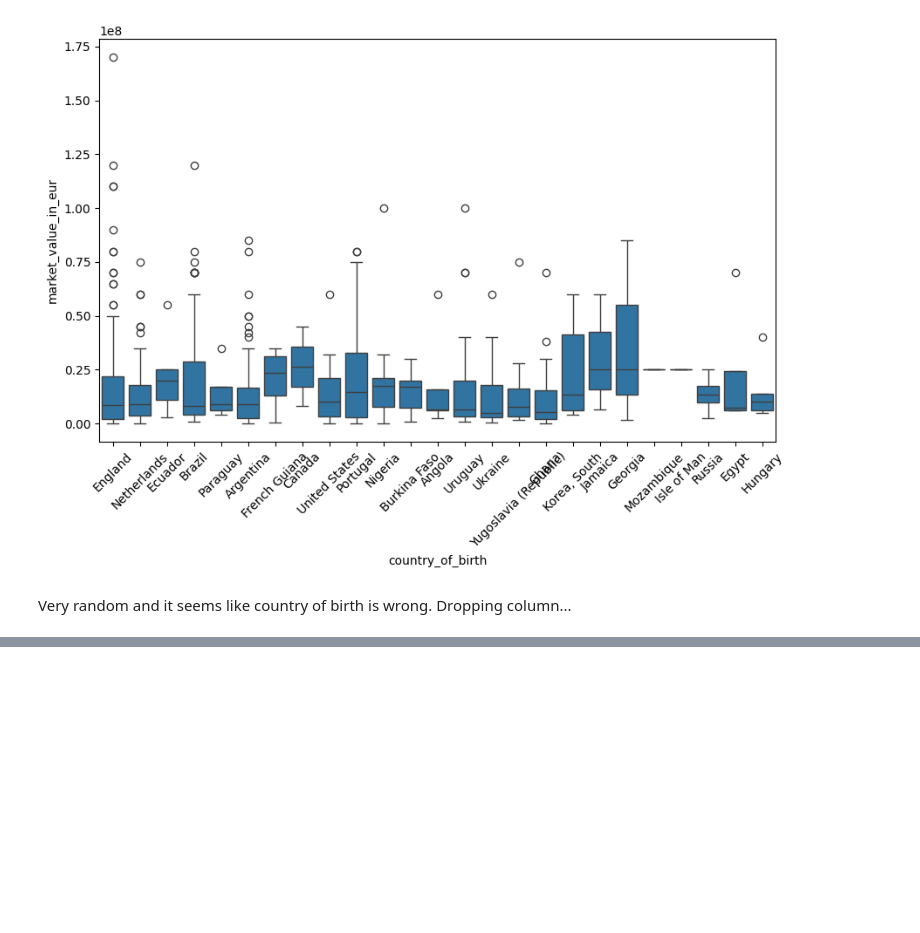
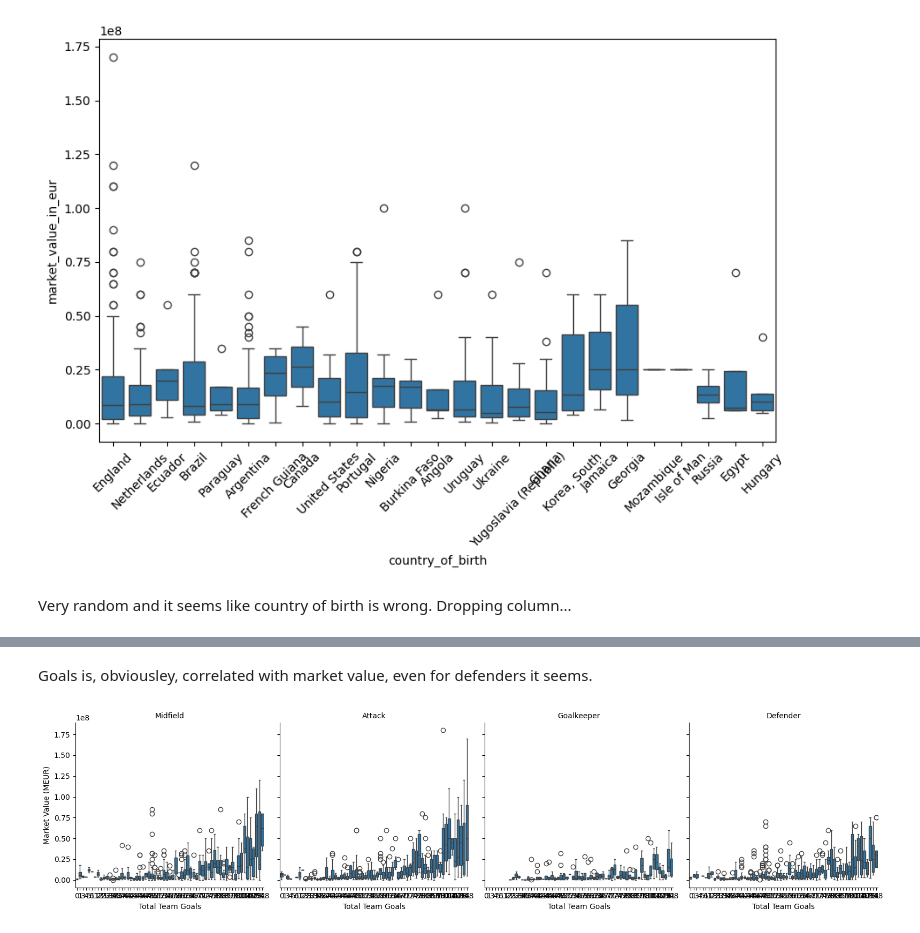
Before and after one commit to rogoran/transferValuationProject, a Jupyter notebook: dataset_analysis.ipynb, the cells around one changed output, grey strips where cells are left out. Drawn from its saved outputs; the diff is of its cells as text; code cells hidden in the pictures; blank space fills up the shorter version.

```diff
--- a/dataset_analysis.ipynb
+++ b/dataset_analysis.ipynb
@@ -319,0 +364,16 @@ print(highest_valued_players)
+# %% [markdown]
+Goals is, obviousley, correlated with market value, even for defenders it seems.
+# %%
+# Create separate box plots for market value against total team goals for each position
+
+g = sns.FacetGrid(df_features, col="position", col_wrap=4, height=4)
+g.map(sns.boxplot, "own_goals", "market_value_in_eur")
+
+# Adjust titles and labels
+g.set_axis_labels("Total Team Goals", "Market Value (MEUR)")
+g.set_titles(col_template="{col_name}")
+g.tight_layout()
+
+plt.show()
+# %% [output]
+[figure, added]
```
Also changed, not shown: parts of 24 cells of this notebook.
